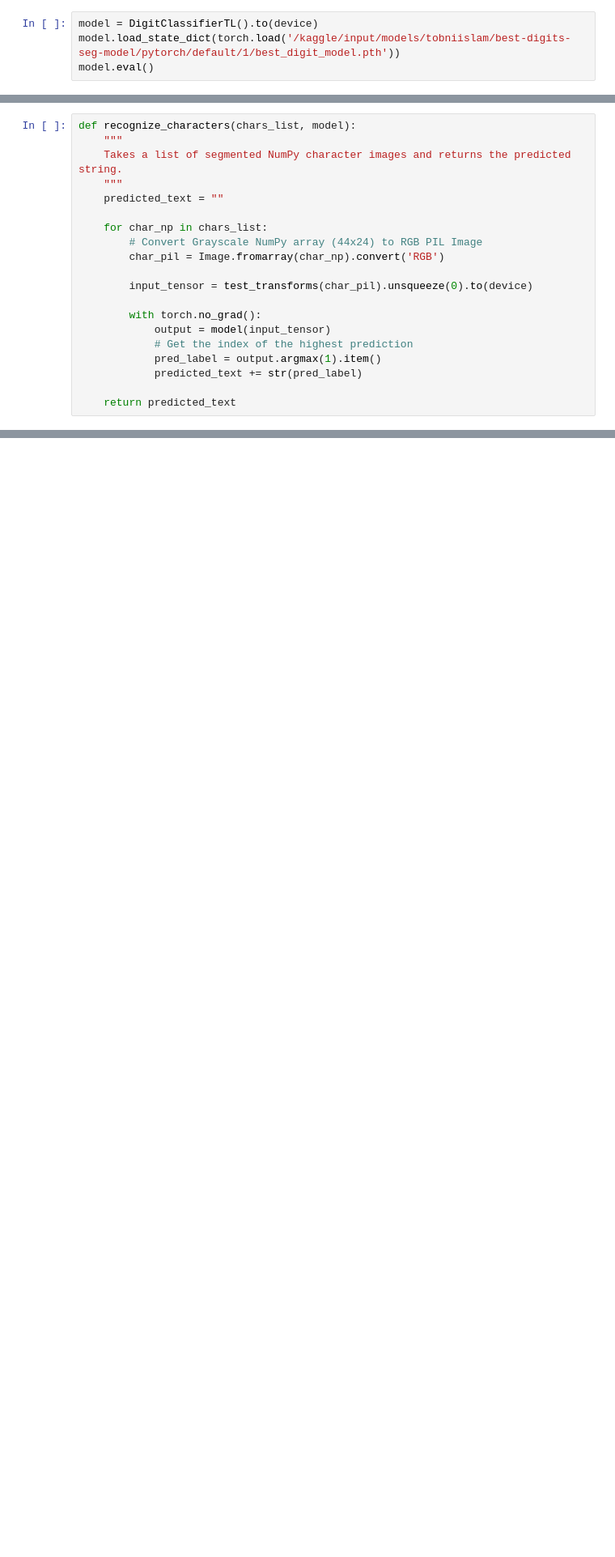
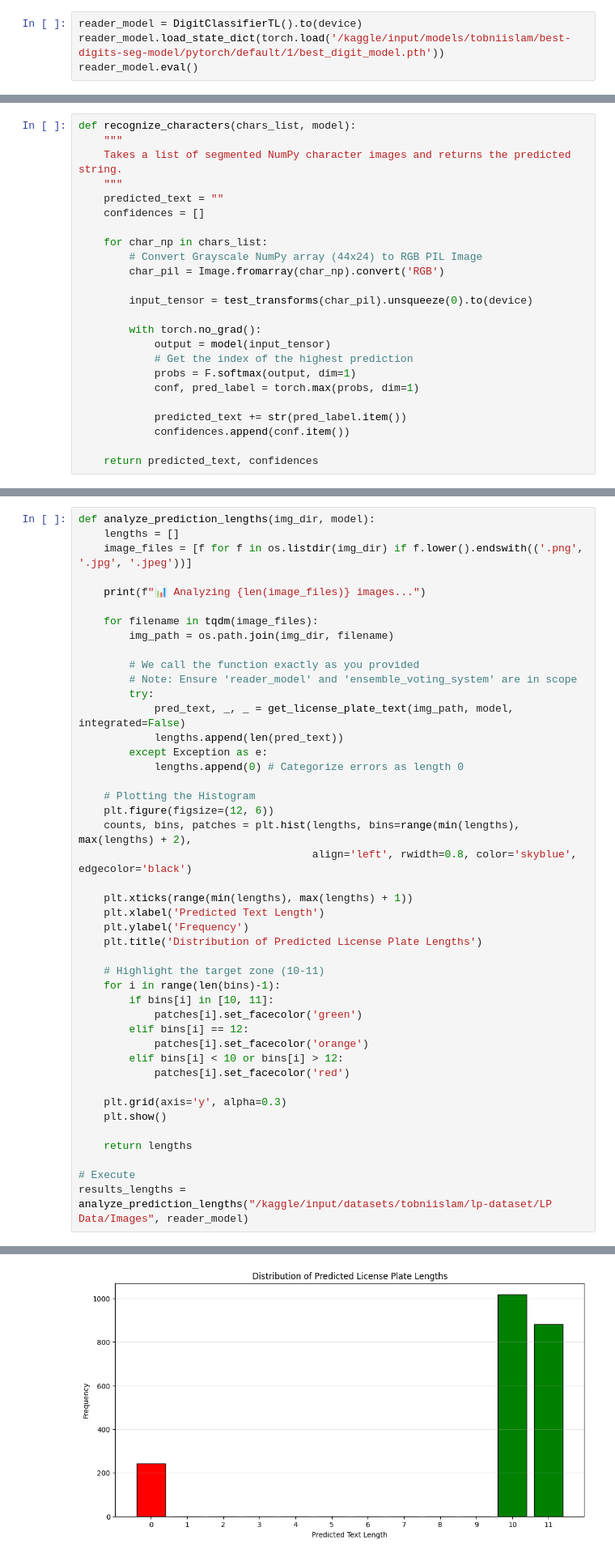
Before and after one commit to tobni-islam/AlgerPlate, a Jupyter notebook: notebooks/license-plates-reader.ipynb, the cells around one changed output, grey strips where cells are left out. Shown at 81% size. Cells and saved outputs as stored; diff of their text form; blank space fills up the shorter version.

```diff
--- a/notebooks/license-plates-reader.ipynb
+++ b/notebooks/license-plates-reader.ipynb
@@ -373,9 +406,9 @@ class DigitClassifierTL(nn.Module):
     def forward(self, x):
         return self.network(x)
 # %%
-model = DigitClassifierTL().to(device)
-model.load_state_dict(torch.load('/kaggle/input/models/tobniislam/best-digits-seg-model/pytorch/default/1/best_digit_model.pth'))
-model.eval()
+reader_model = DigitClassifierTL().to(device)
+reader_model.load_state_dict(torch.load('/kaggle/input/models/tobniislam/best-digits-seg-model/pytorch/default/1/best_digit_model.pth'))
+reader_model.eval()
 # %% [output]
 DigitClassifierTL(
   (network): Sequential(
@@ -401,6 +434,7 @@ def recognize_characters(chars_list, model):
     Takes a list of segmented NumPy character images and returns the predicted string.
     """
     predicted_text = ""
+    confidences = []
 
     for char_np in chars_list:
         # Convert Grayscale NumPy array (44x24) to RGB PIL Image
@@ -411,7 +445,10 @@ def recognize_characters(chars_list, model):
         with torch.no_grad():
             output = model(input_tensor)
             # Get the index of the highest prediction
-            pred_label = output.argmax(1).item()
-            predicted_text += str(pred_label)
+            probs = F.softmax(output, dim=1)
+            conf, pred_label = torch.max(probs, dim=1)
 
-    return predicted_text
+            predicted_text += str(pred_label.item())
+            confidences.append(conf.item())
+
+    return predicted_text, confidences
@@ -599,0 +736,45 @@ visualize_error_group(results['groups']["near_miss"],
+# %%
+def analyze_prediction_lengths(img_dir, model):
+    lengths = []
+    image_files = [f for f in os.listdir(img_dir) if f.lower().endswith(('.png', '.jpg', '.jpeg'))]
+
+    print(f"📊 Analyzing {len(image_files)} images...")
+
+    for filename in tqdm(image_files):
+        img_path = os.path.join(img_dir, filename)
+
+        # We call the function exactly as you provided
+        # Note: Ensure 'reader_model' and 'ensemble_voting_system' are in scope
+        try:
+            pred_text, _, _ = get_license_plate_text(img_path, model, integrated=False)
+            lengths.append(len(pred_text))
+        except Exception as e:
+            lengths.append(0) # Categorize errors as length 0
+
+    # Plotting the Histogram
+    plt.figure(figsize=(12, 6))
+    counts, bins, patches = plt.hist(lengths, bins=range(min(lengths), max(lengths) + 2),
+                                     align='left', rwidth=0.8, color='skyblue', edgecolor='black')
+
+    plt.xticks(range(min(lengths), max(lengths) + 1))
+    plt.xlabel('Predicted Text Length')
+    plt.ylabel('Frequency')
+    plt.title('Distribution of Predicted License Plate Lengths')
+
+    # Highlight the target zone (10-11)
+    for i in range(len(bins)-1):
+        if bins[i] in [10, 11]:
+            patches[i].set_facecolor('green')
+        elif bins[i] == 12:
+            patches[i].set_facecolor('orange')
+        elif bins[i] < 10 or bins[i] > 12:
+            patches[i].set_facecolor('red')
+
+    plt.grid(axis='y', alpha=0.3)
+    plt.show()
+
+    return lengths
+
+# Execute
+results_lengths = analyze_prediction_lengths("/kaggle/input/datasets/tobniislam/lp-dataset/LP Data/Images", reader_model)
+# %% [output]
@@ -599,0 +782 @@ visualize_error_group(results['groups']["near_miss"],
+[figure, added]
```
Also changed, not shown: parts of 25 cells of this notebook, 2 other files.
